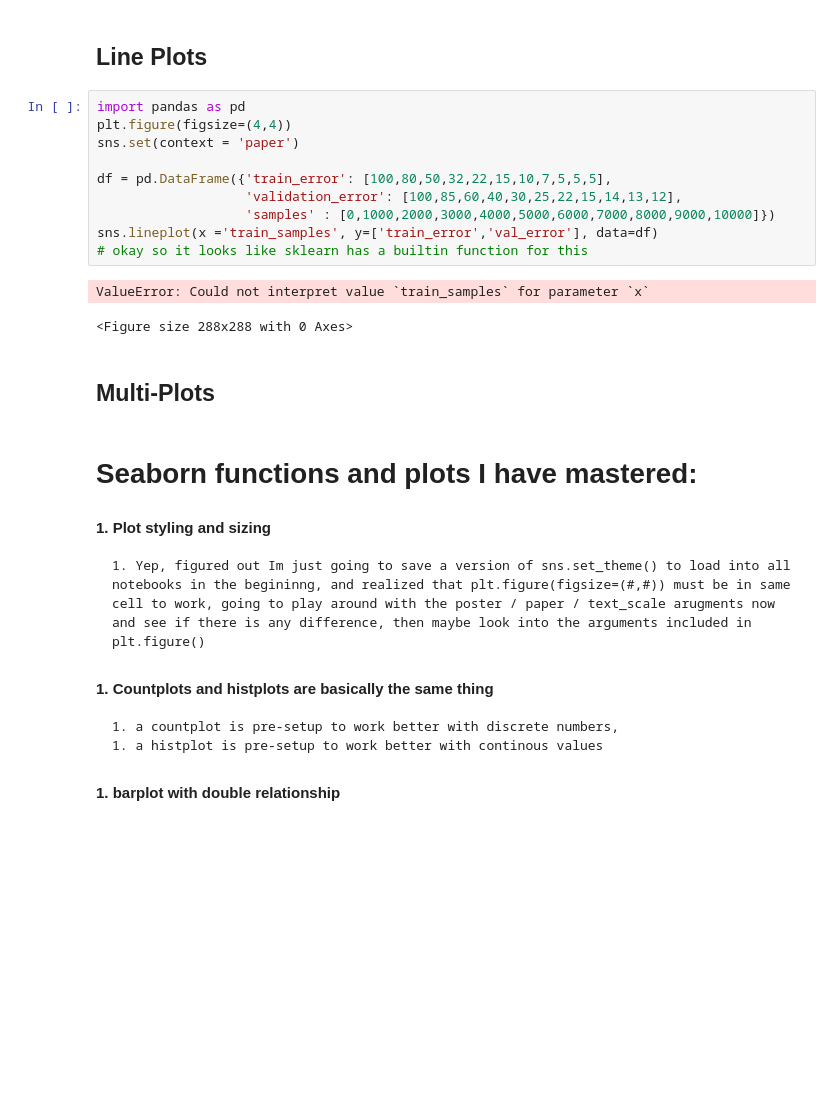
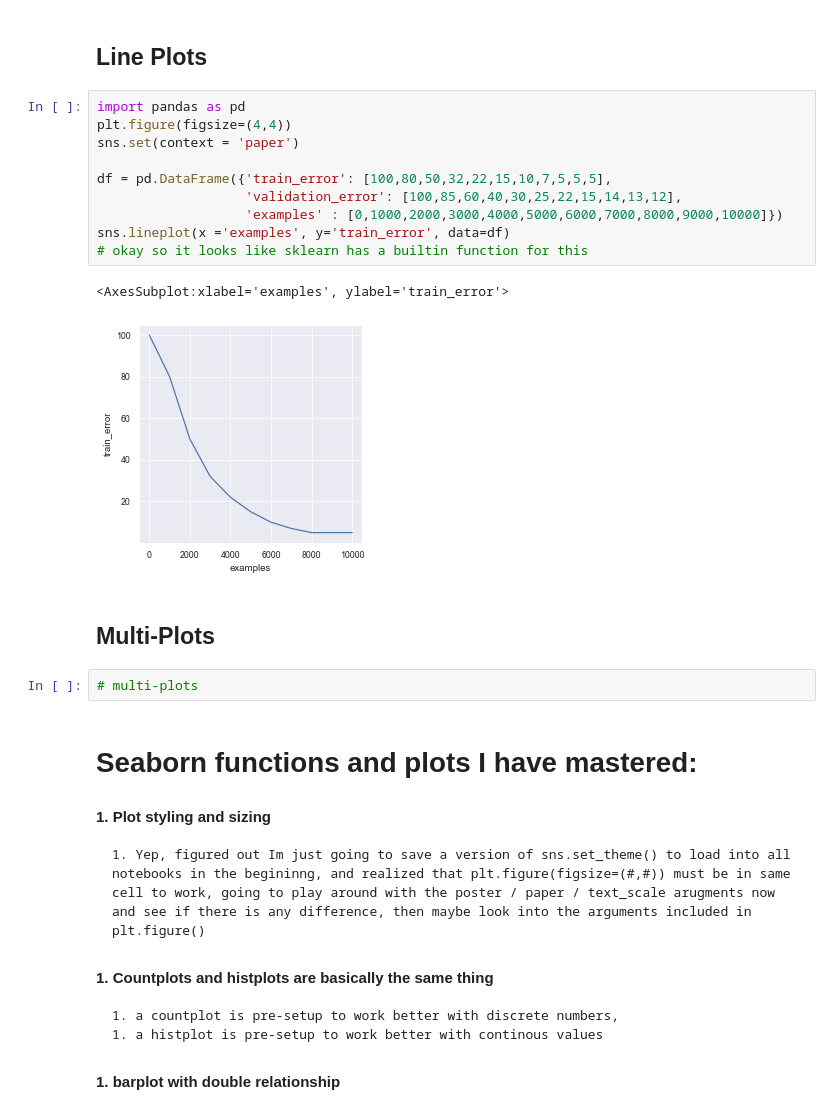
Before and after one commit to ggomp2885/Python, a Jupyter notebook: Libraries/Seaborn/Seaborn_exp.ipynb, the cells around one changed output. Drawn from its saved outputs; the diff is of its cells as text; blank space fills up the shorter version.

```diff
--- a/Libraries/Seaborn/Seaborn_exp.ipynb
+++ b/Libraries/Seaborn/Seaborn_exp.ipynb
@@ -129,18 +129,20 @@ Barplot - for comparing  AxesSubplot(0.125,0.125;0.62x0.755)
 # %%
 import pandas as pd
 plt.figure(figsize=(4,4))
 sns.set(context = 'paper')
 
 df = pd.DataFrame({'train_error': [100,80,50,32,22,15,10,7,5,5,5],
                    'validation_error': [100,85,60,40,30,25,22,15,14,13,12],
-                   'samples' : [0,1000,2000,3000,4000,5000,6000,7000,8000,9000,10000]})
-sns.lineplot(x ='train_samples', y=['train_error','val_error'], data=df)
+                   'examples' : [0,1000,2000,3000,4000,5000,6000,7000,8000,9000,10000]})
+sns.lineplot(x ='examples', y='train_error', data=df)
 # okay so it looks like sklearn has a builtin function for this
 # %% [output]
-ValueError: Could not interpret value `train_samples` for parameter `x`
+<AxesSubplot:xlabel='examples', ylabel='train_error'>
-<Figure size 288x288 with 0 Axes>
+[figure, added]
 # %% [markdown]
 ## Multi-Plots
+# %%
+# multi-plots
 # %% [markdown]
 # Seaborn functions and plots I have mastered:
 
```
Also changed, not shown: 1 other file.
